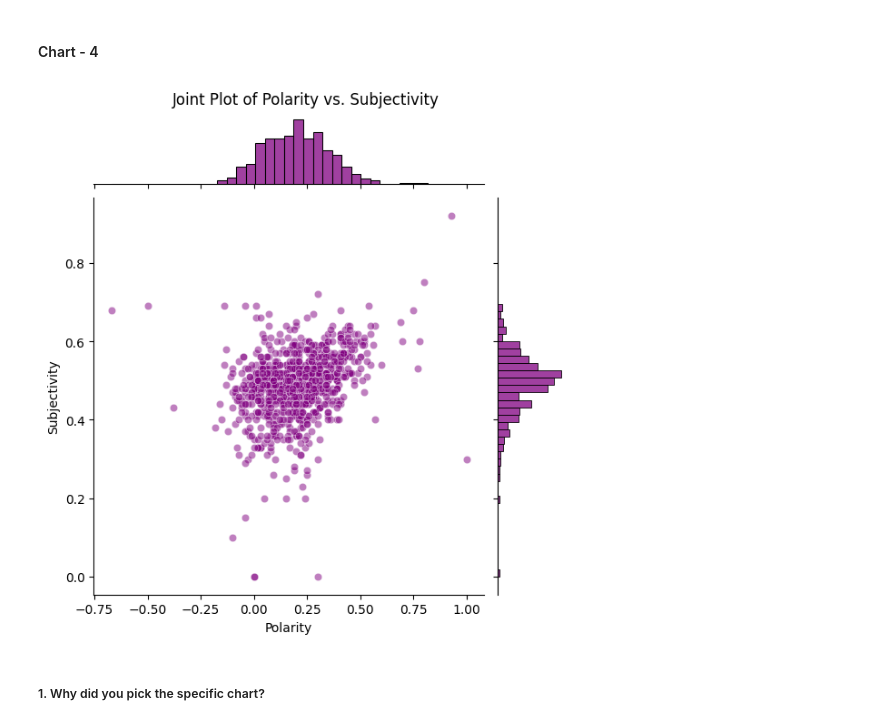
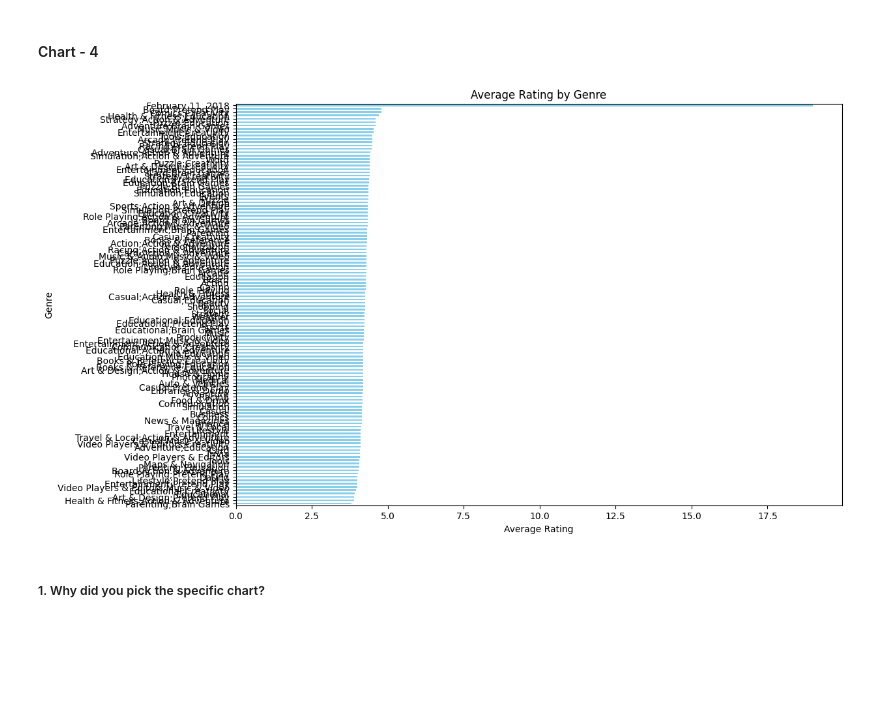
Before and after one commit to kush-agra-soni/3_play_store_eda, a Jupyter notebook: main.ipynb, the cells around one changed output. Saved outputs shown, nothing was run; the diff lists cells and outputs as text; code cells hidden in the pictures; blank space fills up the shorter version.

```diff
--- a/main.ipynb
+++ b/main.ipynb
@@ -980,16 +980,21 @@ Are there any insights that lead to negative growth? Justify with specific reaso
 Answer Here
 # %% [markdown]
 #### Chart - 4
-# %%
-# Chart - 4 visualization code# Load the dataset
-df = pd.read_csv('final_review_data.csv')
-
-# Joint Plot
-sns.jointplot(x='Polarity', y='Subjectivity', data=df, kind='scatter', color='purple', alpha=0.5)
-plt.suptitle('Joint Plot of Polarity vs. Subjectivity', y=1.02)
-plt.show()
-# %% [output]
-[figure, removed]
+# %%
+# Chart - 4 visualization code
+# Load the dataset
+df = pd.read_csv('final_playstore_data.csv')
+
+# Bar Chart: Average Rating by Genre
+plt.figure(figsize=(12, 8))
+genre_ratings = df.groupby('Genres')['Rating'].mean().sort_values()
+genre_ratings.plot(kind='barh', color='skyblue')
+plt.title('Average Rating by Genre')
+plt.xlabel('Average Rating')
+plt.ylabel('Genre')
+plt.show()
+# %% [output]
+[figure, added]
 # %% [markdown]
 ##### 1. Why did you pick the specific chart?
 # %% [markdown]
```
Also changed, not shown: parts of 23 cells of this notebook.
